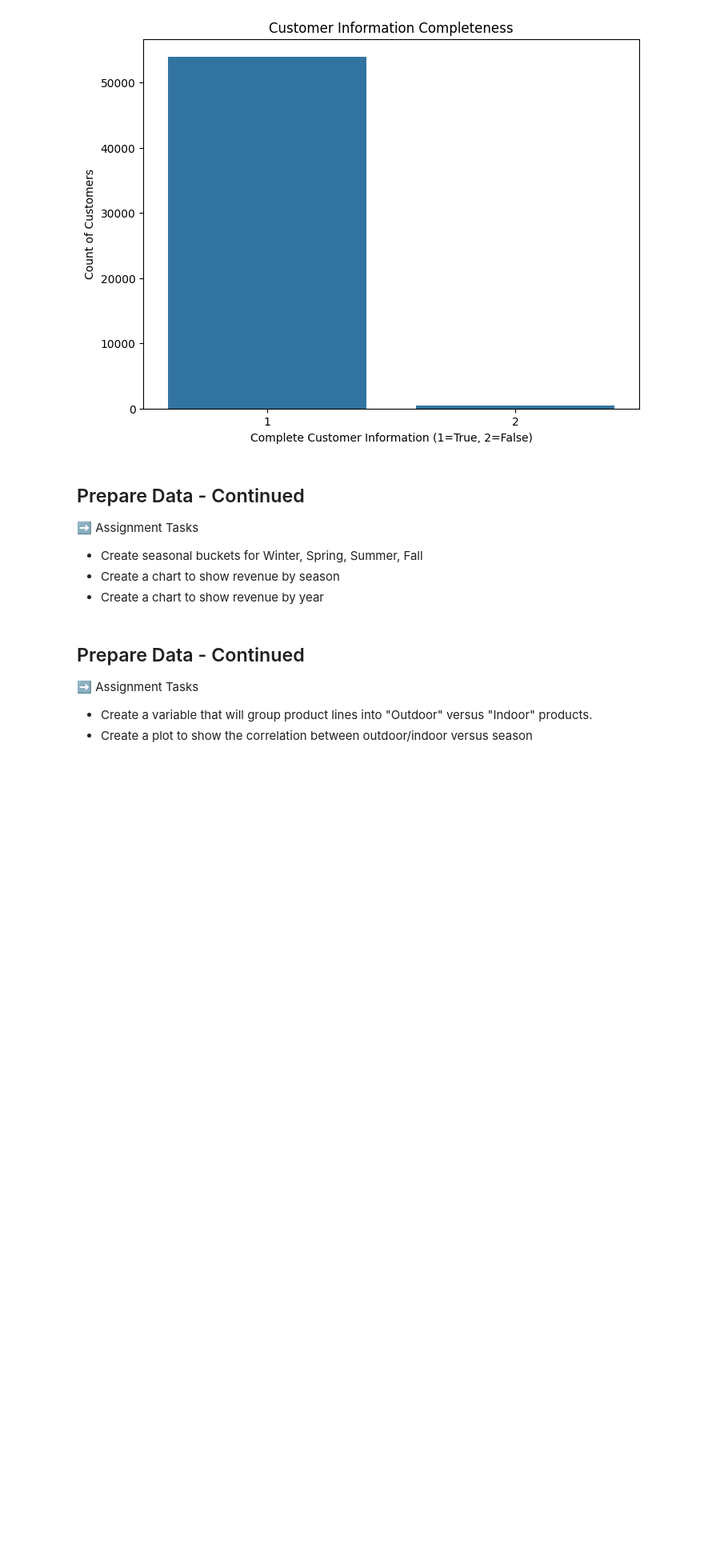
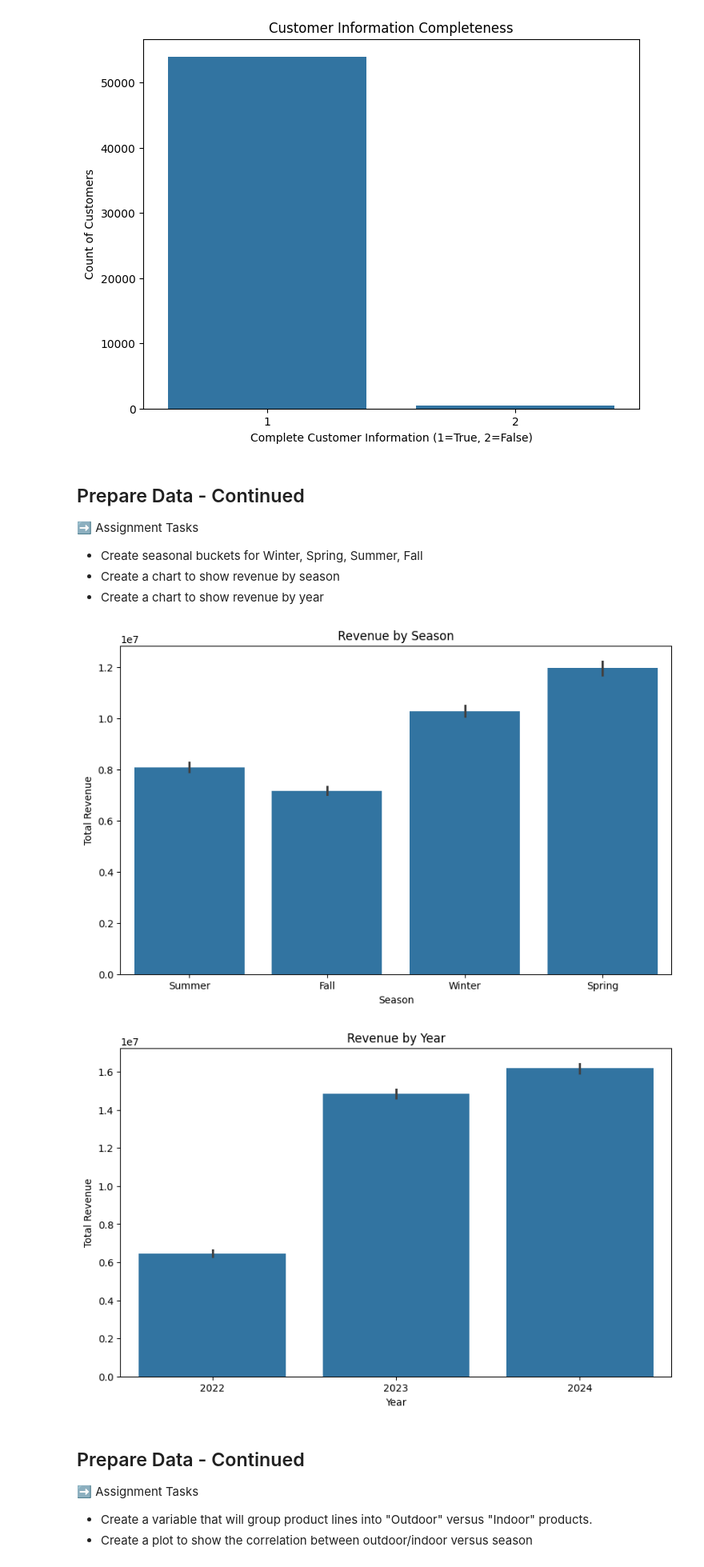
Before and after one commit to matiasarmesto/businessanalytics, a Jupyter notebook: Labs/Scripts/lab_07_retailer_eda2.ipynb, the cells around one changed output. Shown at 80% size. Drawn from its saved outputs; the diff is of its cells as text; code cells hidden in the pictures; blank space fills up the shorter version.

```diff
--- a/Labs/Scripts/lab_07_retailer_eda2.ipynb
+++ b/Labs/Scripts/lab_07_retailer_eda2.ipynb
@@ -220,3 +216,36 @@ plt.show()
+# %%
+#seasonality
+def get_season(month):
+    if month in [12, 1, 2]:
+        return 'Winter'
+    elif month in [3, 4, 5]:
+        return 'Spring'
+    elif month in [6, 7, 8]:
+        return 'Summer'
+    else:
+        return 'Fall'
+#apply the function to create the 'season' column
+df_clean['season'] = df_clean['order_date'].dt.month.apply(get_season)
+# %%
+#revenue over time
+#chart to show revenue by season
+plt.figure(figsize=(10, 6))
+sns.barplot(x='season', y='total_amount', data=df_clean, estimator=sum)
+plt.title('Revenue by Season')
+plt.xlabel('Season')
+plt.ylabel('Total Revenue')
+plt.show()
+
+#chart to show revenue by year
+plt.figure(figsize=(10, 6))
+sns.barplot(x=df_clean['order_date'].dt.year, y='total_amount', data=df_clean, estimator=sum)
+plt.title('Revenue by Year')
+plt.xlabel('Year')
+plt.ylabel('Total Revenue')
+plt.show()
+# %% [output]
+[figure, added]
+[figure, added]
 # %% [markdown]
 ## Prepare Data - Continued
 
```
Also changed, not shown: parts of 2 cells of this notebook.
